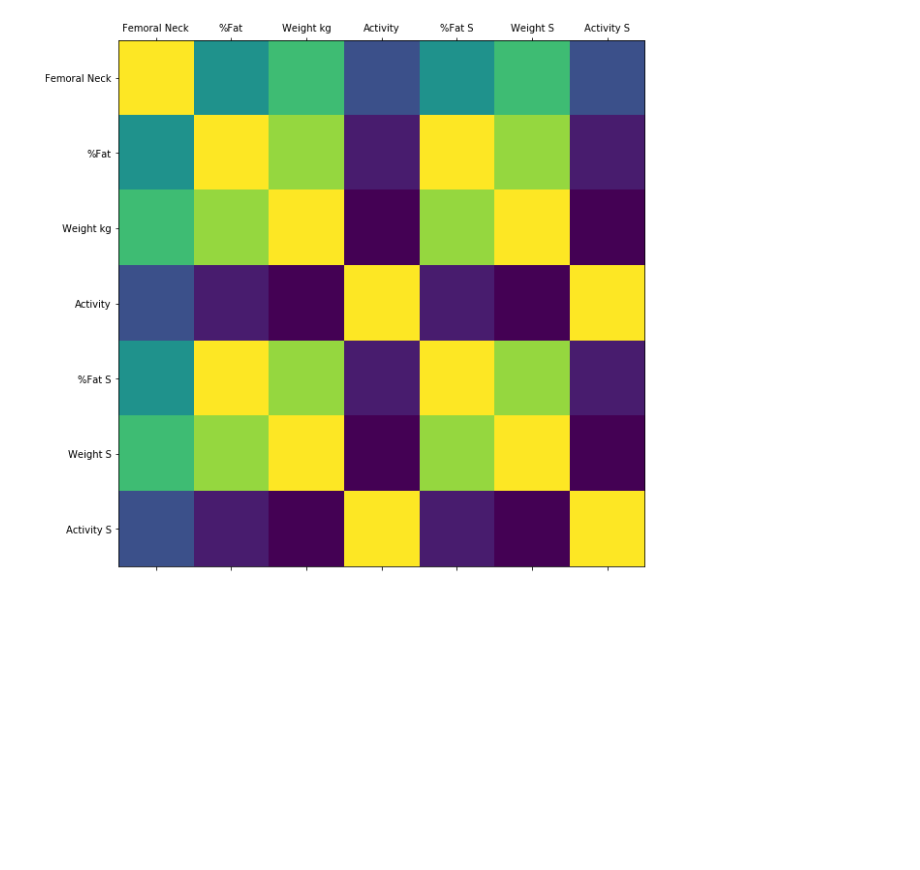
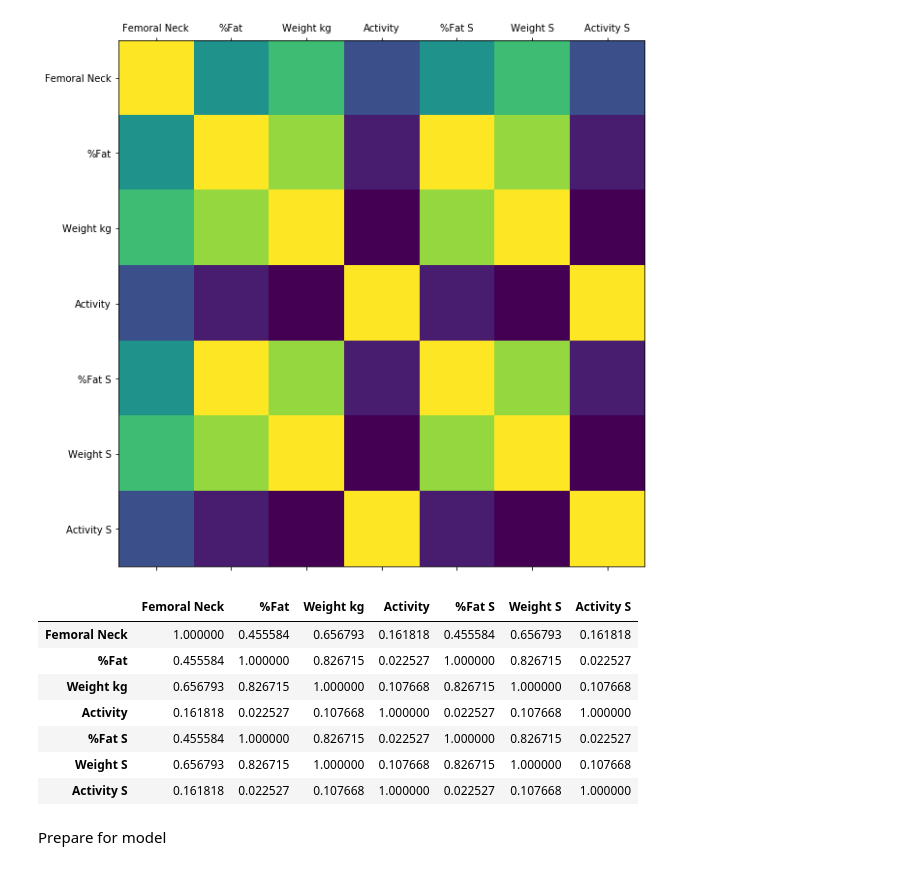
Before and after one commit to imamun93/multicollinearity_regression, a Jupyter notebook: MulticollinearityRegression.ipynb, the cells around one changed output. Drawn from its saved outputs; the diff is of its cells as text; code cells hidden in the pictures; blank space fills up the shorter version.

```diff
--- a/MulticollinearityRegression.ipynb
+++ b/MulticollinearityRegression.ipynb
@@ -79,3 +87,16 @@ def plot_corr(df,size=10):
 plot_corr(data)
 # %% [output]
 [figure]
+# %%
+abs(data.corr())
+# %% [output]
+|  | Femoral Neck | %Fat | Weight kg | Activity | %Fat S | Weight S | Activity S |
+| Femoral Neck | 1.000000 | 0.455584 | 0.656793 | 0.161818 | 0.455584 | 0.656793 | 0.161818 |
+| %Fat | 0.455584 | 1.000000 | 0.826715 | 0.022527 | 1.000000 | 0.826715 | 0.022527 |
+| Weight kg | 0.656793 | 0.826715 | 1.000000 | 0.107668 | 0.826715 | 1.000000 | 0.107668 |
+| Activity | 0.161818 | 0.022527 | 0.107668 | 1.000000 | 0.022527 | 0.107668 | 1.000000 |
+| %Fat S | 0.455584 | 1.000000 | 0.826715 | 0.022527 | 1.000000 | 0.826715 | 0.022527 |
+| Weight S | 0.656793 | 0.826715 | 1.000000 | 0.107668 | 0.826715 | 1.000000 | 0.107668 |
+| Activity S | 0.161818 | 0.022527 | 0.107668 | 1.000000 | 0.022527 | 0.107668 | 1.000000 |
+# %% [markdown]
+Prepare for model
```
Also changed, not shown: parts of 10 cells of this notebook.
